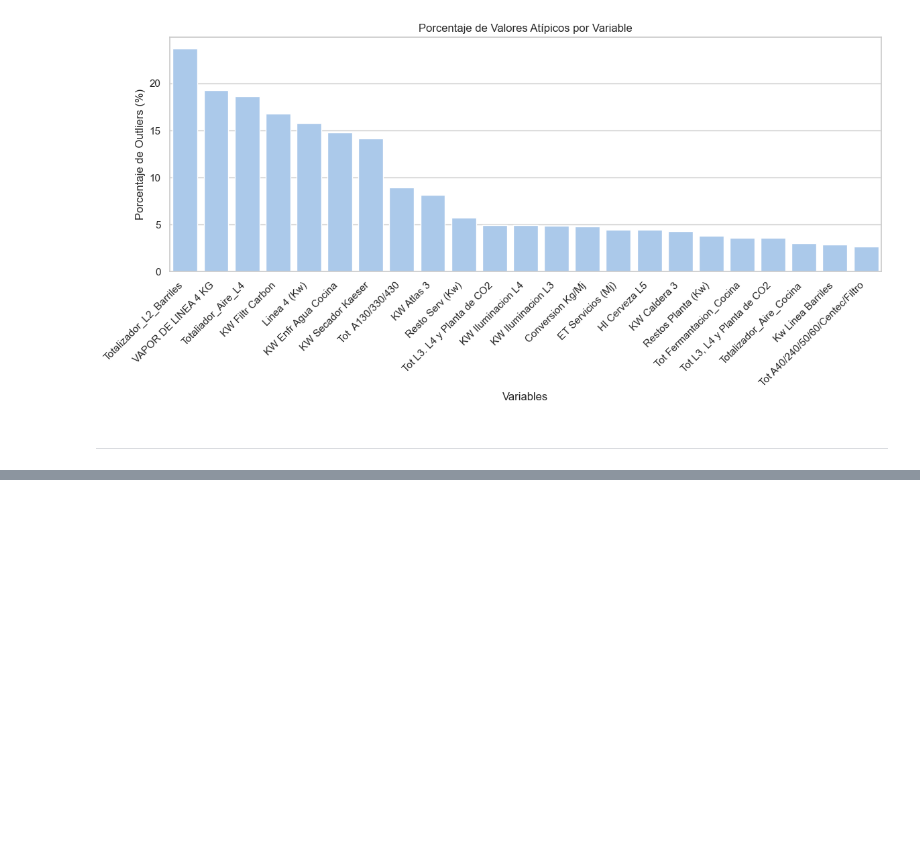
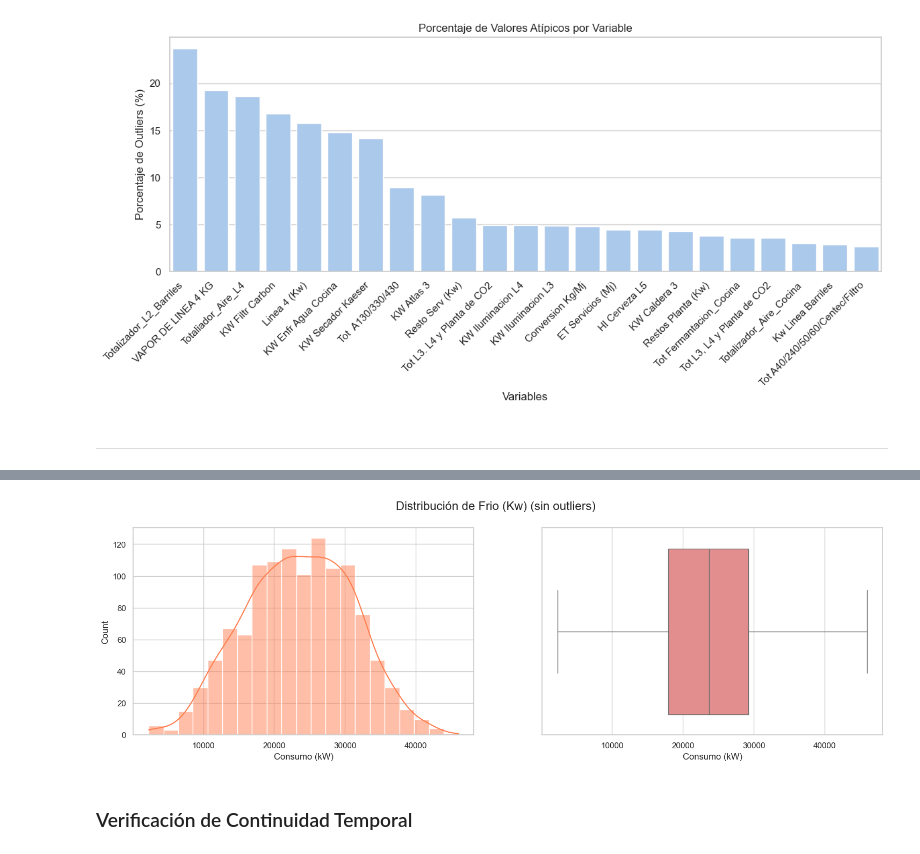
Before and after one commit to VexxAl/lab-datos-TPF, a Jupyter notebook: notebooks/eda.ipynb, the cells around one changed output, grey strips where cells are left out. Cells and saved outputs as stored; diff of their text form; code cells hidden in the pictures; blank space fills up the shorter version.

```diff
--- a/notebooks/eda.ipynb
+++ b/notebooks/eda.ipynb
@@ -304,0 +337,27 @@ plt.show()
+# %%
+# Quitando los outliers para ver mejor la distribución central
+
+df_eda_temp = df_final.copy()
+
+Q1 = df_eda_temp[TARGET_COL].quantile(0.25)
+Q3 = df_eda_temp[TARGET_COL].quantile(0.75)
+IQR = Q3 - Q1
+limite_inferior = Q1 - 1.5 * IQR
+limite_superior = Q3 + 1.5 * IQR
+df_eda_temp = df_eda_temp[(df_eda_temp[TARGET_COL] >= limite_inferior) & (df_eda_temp[TARGET_COL] <= limite_superior)]
+
+fig, axes = plt.subplots(1, 2, figsize=(18, 5))
+
+fig.suptitle(f'Distribución de {TARGET_COL} (sin outliers)', fontsize=16)
+
+sns.histplot(x=df_eda_temp[TARGET_COL].dropna(), kde=True, color='coral', ax=axes[0])
+axes[0].set_xlabel('Consumo (kW)')
+
+sns.boxplot(x=df_eda_temp[TARGET_COL].dropna(), color='lightcoral', ax=axes[1])
+axes[1].set_xlabel('Consumo (kW)')
+
+plt.show()
+# %% [output]
+[figure, added]
+# %% [markdown]
+### Verificación de Continuidad Temporal
```
Also changed, not shown: parts of 20 cells of this notebook.
